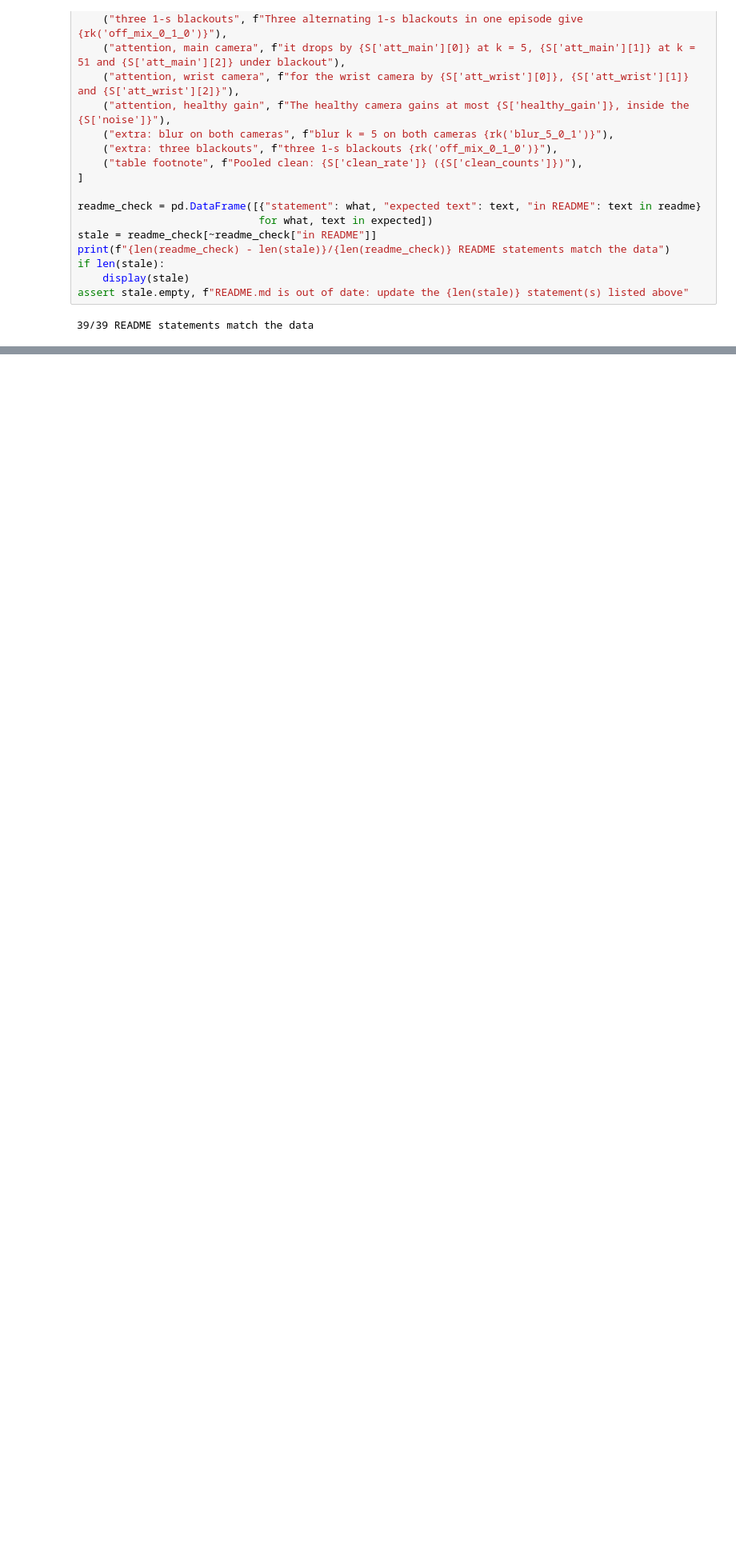
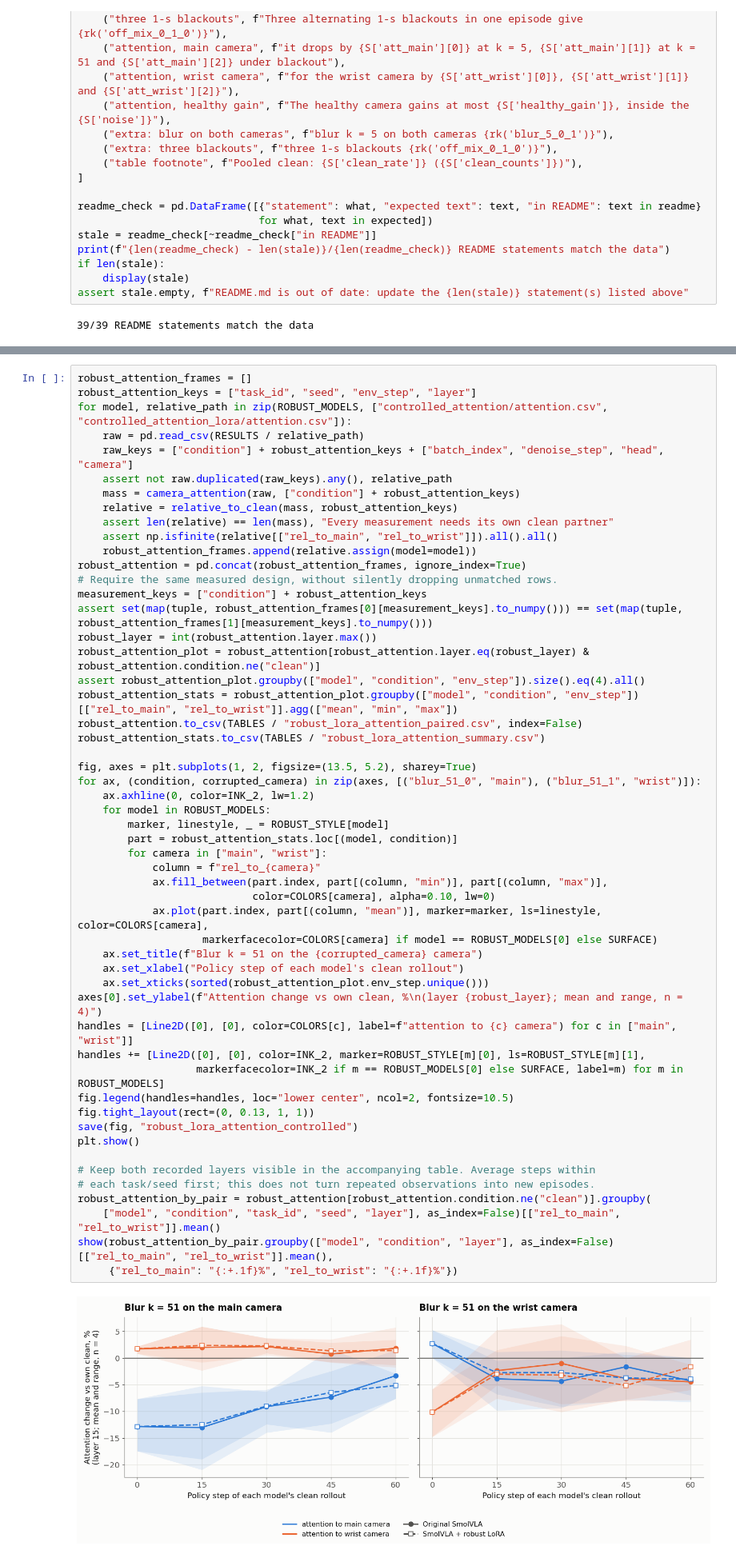
Before and after one commit to Lolotun/smolvla-visual-robustness, a Jupyter notebook: notebooks/analysis.ipynb, the cells around one changed output, grey strips where cells are left out. Shown at 80% size. Cells and saved outputs as stored; diff of their text form; blank space fills up the shorter version.

```diff
--- a/notebooks/analysis.ipynb
+++ b/notebooks/analysis.ipynb
@@ -1212,0 +1383,55 @@ assert stale.empty, f"README.md is out of date: update the {len(stale)} statemen
+# %%
+robust_attention_frames = []
+robust_attention_keys = ["task_id", "seed", "env_step", "layer"]
+for model, relative_path in zip(ROBUST_MODELS, ["controlled_attention/attention.csv", "controlled_attention_lora/attention.csv"]):
+    raw = pd.read_csv(RESULTS / relative_path)
+    raw_keys = ["condition"] + robust_attention_keys + ["batch_index", "denoise_step", "head", "camera"]
+    assert not raw.duplicated(raw_keys).any(), relative_path
+    mass = camera_attention(raw, ["condition"] + robust_attention_keys)
+    relative = relative_to_clean(mass, robust_attention_keys)
+    assert len(relative) == len(mass), "Every measurement needs its own clean partner"
+    assert np.isfinite(relative[["rel_to_main", "rel_to_wrist"]]).all().all()
+    robust_attention_frames.append(relative.assign(model=model))
+robust_attention = pd.concat(robust_attention_frames, ignore_index=True)
+# Require the same measured design, without silently dropping unmatched rows.
+measurement_keys = ["condition"] + robust_attention_keys
+assert set(map(tuple, robust_attention_frames[0][measurement_keys].to_numpy())) == set(map(tuple, robust_attention_frames[1][measurement_keys].to_numpy()))
+robust_layer = int(robust_attention.layer.max())
+robust_attention_plot = robust_attention[robust_attention.layer.eq(robust_layer) & robust_attention.condition.ne("clean")]
+assert robust_attention_plot.groupby(["model", "condition", "env_step"]).size().eq(4).all()
+robust_attention_stats = robust_attention_plot.groupby(["model", "condition", "env_step"])[["rel_to_main", "rel_to_wrist"]].agg(["mean", "min", "max"])
+robust_attention.to_csv(TABLES / "robust_lora_attention_paired.csv", index=False)
+robust_attention_stats.to_csv(TABLES / "robust_lora_attention_summary.csv")
+
+fig, axes = plt.subplots(1, 2, figsize=(13.5, 5.2), sharey=True)
+for ax, (condition, corrupted_camera) in zip(axes, [("blur_51_0", "main"), ("blur_51_1", "wrist")]):
+    ax.axhline(0, color=INK_2, lw=1.2)
+    for model in ROBUST_MODELS:
+        marker, linestyle, _ = ROBUST_STYLE[model]
+        part = robust_attention_stats.loc[(model, condition)]
+        for camera in ["main", "wrist"]:
+            column = f"rel_to_{camera}"
+            ax.fill_between(part.index, part[(column, "min")], part[(column, "max")],
+                            color=COLORS[camera], alpha=0.10, lw=0)
+            ax.plot(part.index, part[(column, "mean")], marker=marker, ls=linestyle, color=COLORS[camera],
+                    markerfacecolor=COLORS[camera] if model == ROBUST_MODELS[0] else SURFACE)
+    ax.set_title(f"Blur k = 51 on the {corrupted_camera} camera")
+    ax.set_xlabel("Policy step of each model's clean rollout")
+    ax.set_xticks(sorted(robust_attention_plot.env_step.unique()))
+axes[0].set_ylabel(f"Attention change vs own clean, %\n(layer {robust_layer}; mean and range, n = 4)")
+handles = [Line2D([0], [0], color=COLORS[c], label=f"attention to {c} camera") for c in ["main", "wrist"]]
+handles += [Line2D([0], [0], color=INK_2, marker=ROBUST_STYLE[m][0], ls=ROBUST_STYLE[m][1],
+                   markerfacecolor=INK_2 if m == ROBUST_MODELS[0] else SURFACE, label=m) for m in ROBUST_MODELS]
+fig.legend(handles=handles, loc="lower center", ncol=2, fontsize=10.5)
+fig.tight_layout(rect=(0, 0.13, 1, 1))
+save(fig, "robust_lora_attention_controlled")
+plt.show()
+
+# Keep both recorded layers visible in the accompanying table. Average steps within
+# each task/seed first; this does not turn repeated observations into new episodes.
+robust_attention_by_pair = robust_attention[robust_attention.condition.ne("clean")].groupby(
+    ["model", "condition", "task_id", "seed", "layer"], as_index=False)[["rel_to_main", "rel_to_wrist"]].mean()
+show(robust_attention_by_pair.groupby(["model", "condition", "layer"], as_index=False)[["rel_to_main", "rel_to_wrist"]].mean(),
+     {"rel_to_main": "{:+.1f}%", "rel_to_wrist": "{:+.1f}%"})
+# %% [output]
+[figure, added]
```
Also changed, not shown: parts of 6 cells of this notebook, 9 other files.
